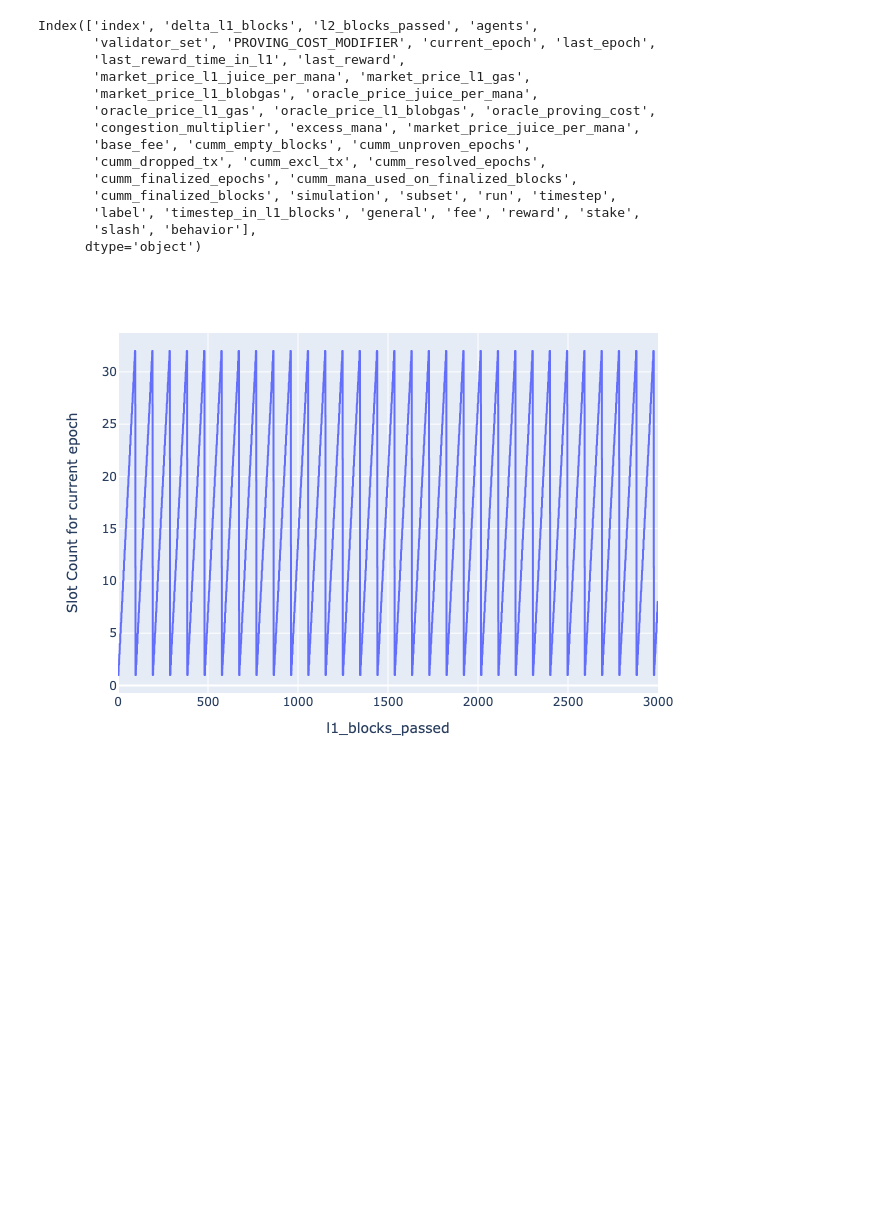
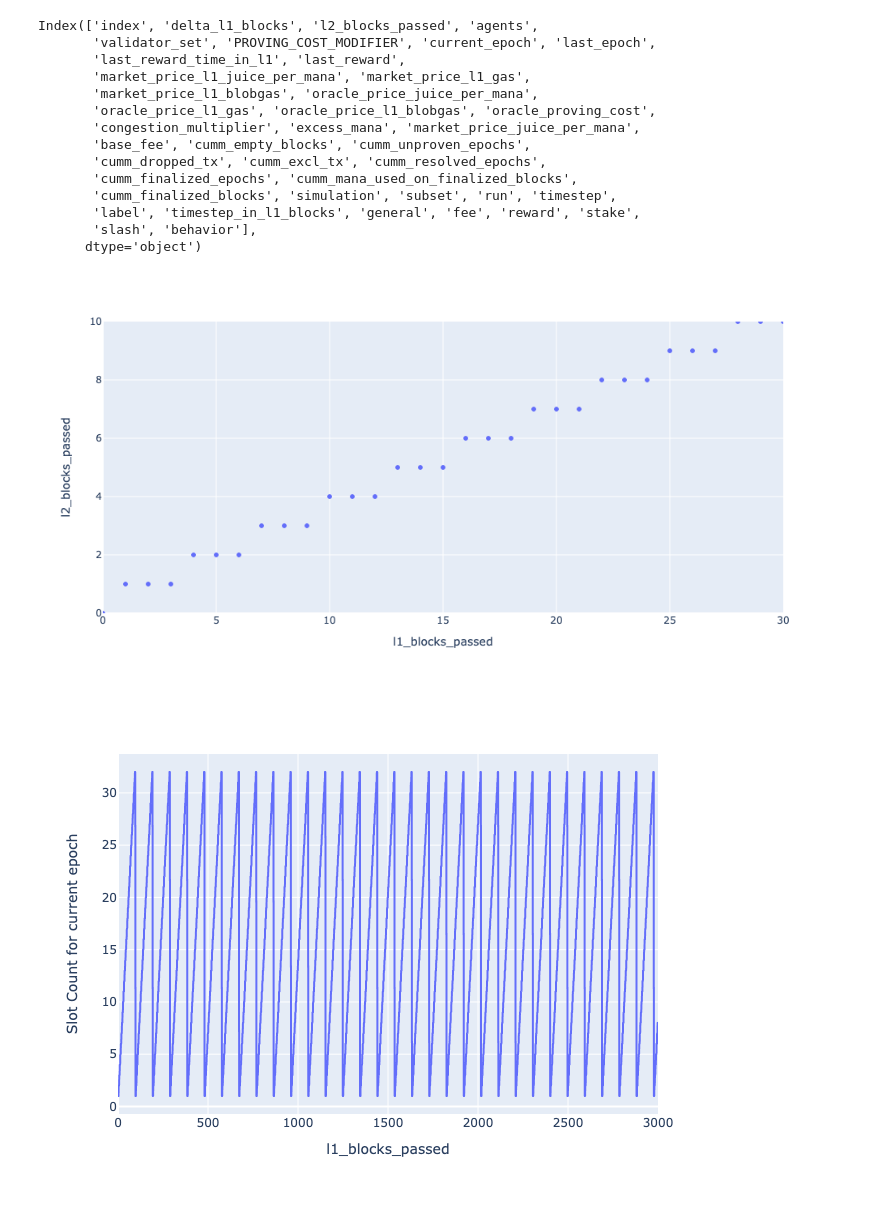
Before and after one commit to BlockScience/aztec-gddt-v2, a Jupyter notebook: notebooks/test_run.ipynb, the cells around one changed output. Cells and saved outputs as stored; diff of their text form; code cells hidden in the pictures; blank space fills up the shorter version.

```diff
--- a/notebooks/test_run.ipynb
+++ b/notebooks/test_run.ipynb
@@ -32,6 +32,12 @@ Index(['index', 'delta_l1_blocks', 'l2_blocks_passed', 'agents',
        'label', 'timestep_in_l1_blocks', 'general', 'fee', 'reward', 'stake',
        'slash', 'behavior'],
       dtype='object')
+# %%
+fig = px.scatter(sim_df.reset_index(), 'l1_blocks_passed', 'l2_blocks_passed')
+fig.update_layout(yaxis_range=[0, 10], xaxis_range=[0,  10 * 3], width=1000, height=500)
+fig.show()
+# %% [output]
+[figure, added]
 # %%
 y = sim_df.current_epoch.map(lambda x: len(x.slots))
 
```
Also changed, not shown: parts of 7 cells of this notebook.
